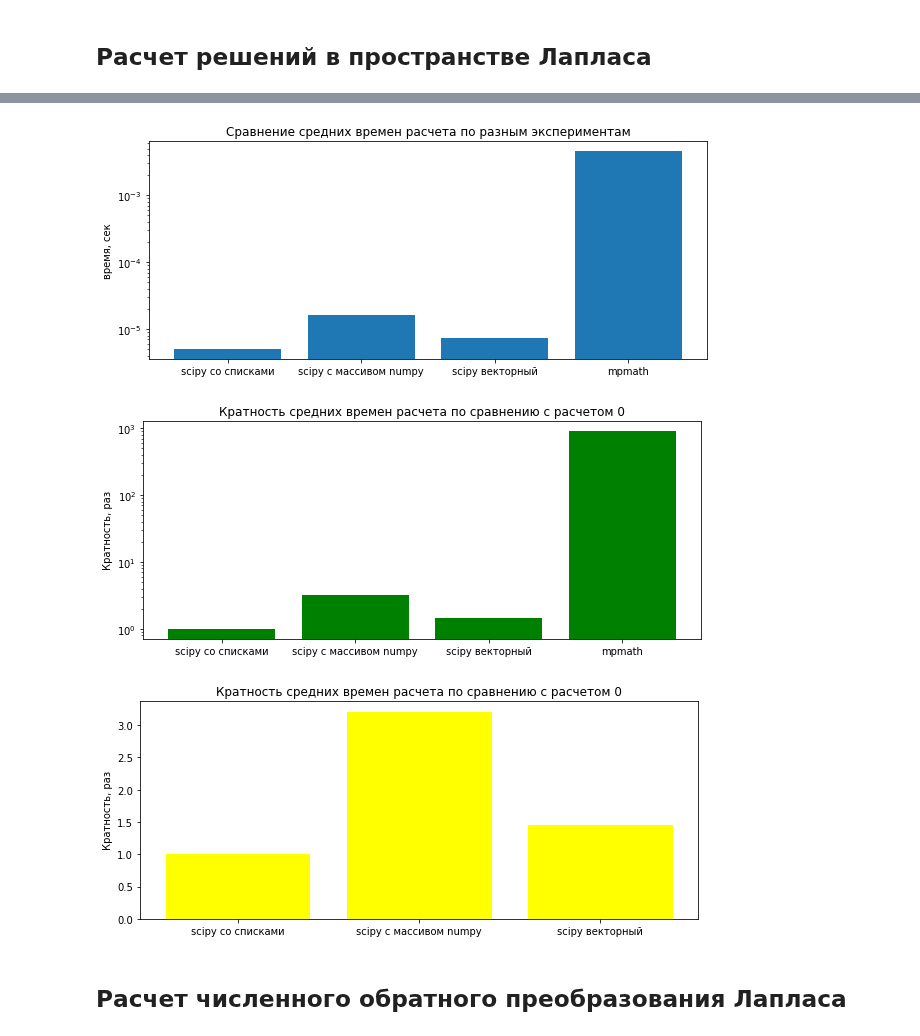
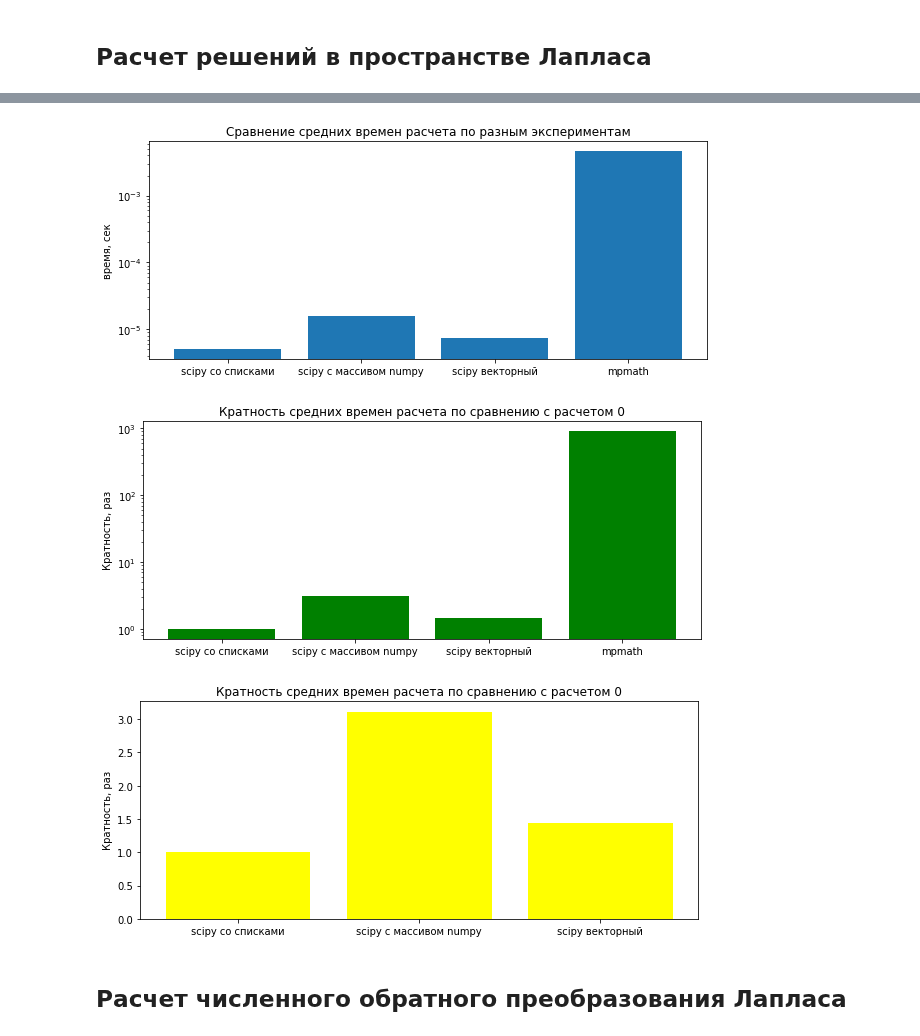
Before and after one commit to khabibullinra/welltest_examples, a Jupyter notebook: jupyter/99_some_technical_staff.ipynb, the cells around one changed output, grey strips where cells are left out. Saved outputs shown, nothing was run; the diff lists cells and outputs as text; code cells hidden in the pictures.

```diff
--- a/jupyter/99_some_technical_staff.ipynb
+++ b/jupyter/99_some_technical_staff.ipynb
@@ -182,27 +188,25 @@ t_list = []
 index_list =[]
 
 # Запуск расчета
-
-
 print('Расчет с использованием scipy со списками')
 t_scipy_0 = %timeit -o [pd_lapl_scipy(si) for si in [1,2,3]]
 index_list.append('scipy со списками')
-t_list.append(t_scipy_0.average)
+t_list.append(t_scipy_0.best)
 
 print('Расчет с использованием scipy с массивом numpy')
 t_scipy_1 = %timeit -o [pd_lapl_scipy(si) for si in np.array([1,2,3])]
 index_list.append('scipy с массивом numpy')
-t_list.append(t_scipy_1.average)
+t_list.append(t_scipy_1.best)
 
 print('Расчет с использованием scipy векторный')
 t_scipy_2 = %timeit -o pd_lapl_scipy(np.array([1,2,3]))
 index_list.append('scipy векторный')
-t_list.append(t_scipy_2.average)
+t_list.append(t_scipy_2.best)
 
 print('Расчет с использованием mpmath')
 t_mpmath = %timeit -o [pd_lapl_mpmath(si) for si in [1,2,3]]
 index_list.append('mpmath')
-t_list.append(t_mpmath.average)
+t_list.append(t_mpmath.best)
 
 plt.rcParams["figure.figsize"] = (10,4)
 
@@ -237,6 +241,6 @@ plt.show()
 [figure]
 [figure]
-[figure, old version]
+[figure, new version]
 # %% [markdown]
 ## Расчет численного обратного преобразования Лапласа
 # %%
```
Also changed, not shown: parts of 30 cells of this notebook, 2 other files.
